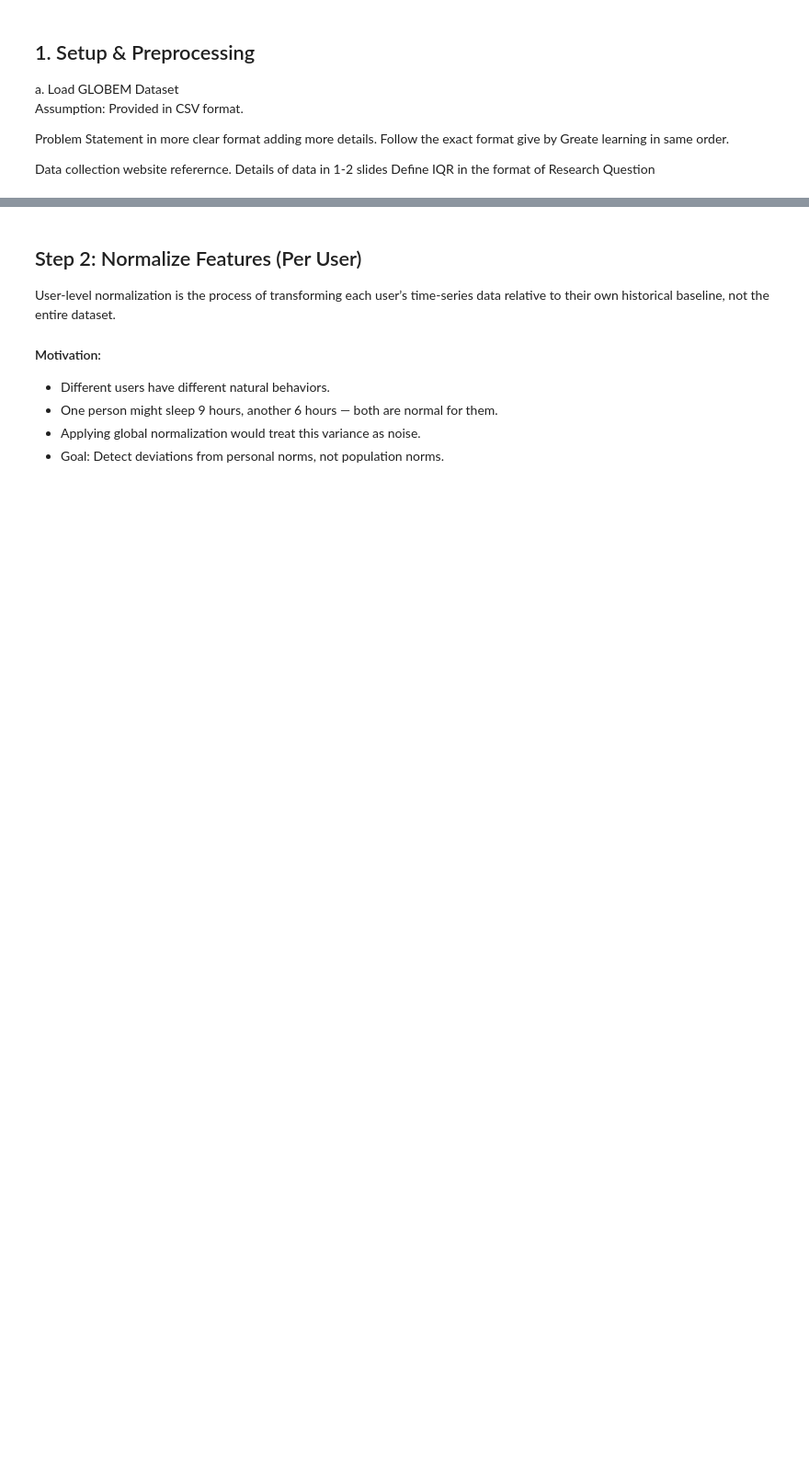
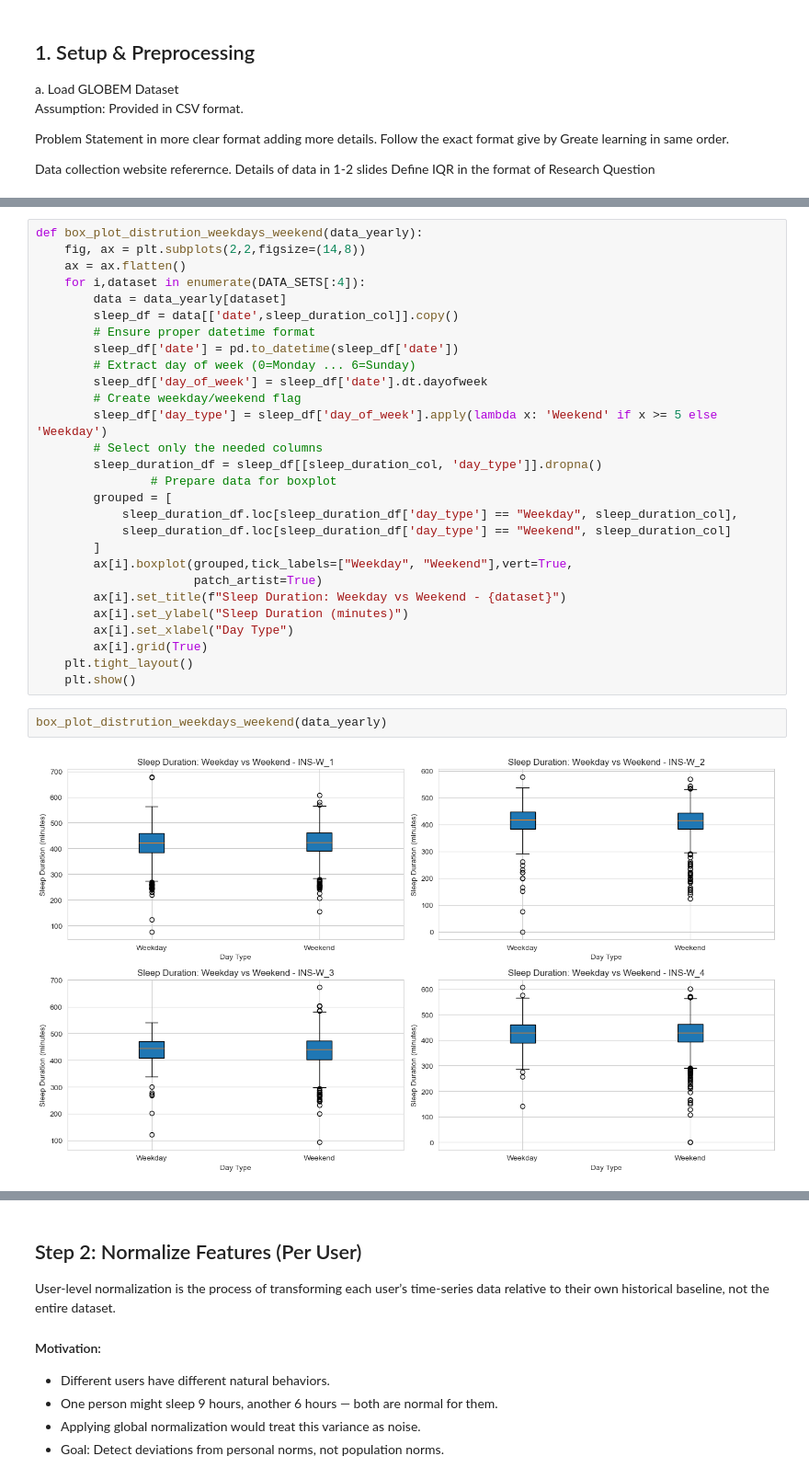
Before and after one commit to vikasailearning/Depression-Detection-, a Jupyter notebook: PythonProject/notebook.ipynb, the cells around one changed output, grey strips where cells are left out. Shown at 92% size. Drawn from its saved outputs; the diff is of its cells as text; blank space fills up the shorter version.

```diff
--- a/PythonProject/notebook.ipynb
+++ b/PythonProject/notebook.ipynb
@@ -152,0 +77,32 @@ plt.show()
+# %%
+def box_plot_distrution_weekdays_weekend(data_yearly):
+    fig, ax = plt.subplots(2,2,figsize=(14,8))
+    ax = ax.flatten()
+    for i,dataset in enumerate(DATA_SETS[:4]):
+        data = data_yearly[dataset]
+        sleep_df = data[['date',sleep_duration_col]].copy()
+        # Ensure proper datetime format
+        sleep_df['date'] = pd.to_datetime(sleep_df['date'])
+        # Extract day of week (0=Monday ... 6=Sunday)
+        sleep_df['day_of_week'] = sleep_df['date'].dt.dayofweek
+        # Create weekday/weekend flag
+        sleep_df['day_type'] = sleep_df['day_of_week'].apply(lambda x: 'Weekend' if x >= 5 else 'Weekday')
+        # Select only the needed columns
+        sleep_duration_df = sleep_df[[sleep_duration_col, 'day_type']].dropna()
+                # Prepare data for boxplot
+        grouped = [
+            sleep_duration_df.loc[sleep_duration_df['day_type'] == "Weekday", sleep_duration_col],
+            sleep_duration_df.loc[sleep_duration_df['day_type'] == "Weekend", sleep_duration_col]
+        ]
+        ax[i].boxplot(grouped,tick_labels=["Weekday", "Weekend"],vert=True,
+                      patch_artist=True)
+        ax[i].set_title(f"Sleep Duration: Weekday vs Weekend - {dataset}")
+        ax[i].set_ylabel("Sleep Duration (minutes)")
+        ax[i].set_xlabel("Day Type")
+        ax[i].grid(True)
+    plt.tight_layout()
+    plt.show()
+# %%
+box_plot_distrution_weekdays_weekend(data_yearly)
+# %% [output]
+[figure, added]
```
Also changed, not shown: parts of 41 cells of this notebook, 1 other file.
